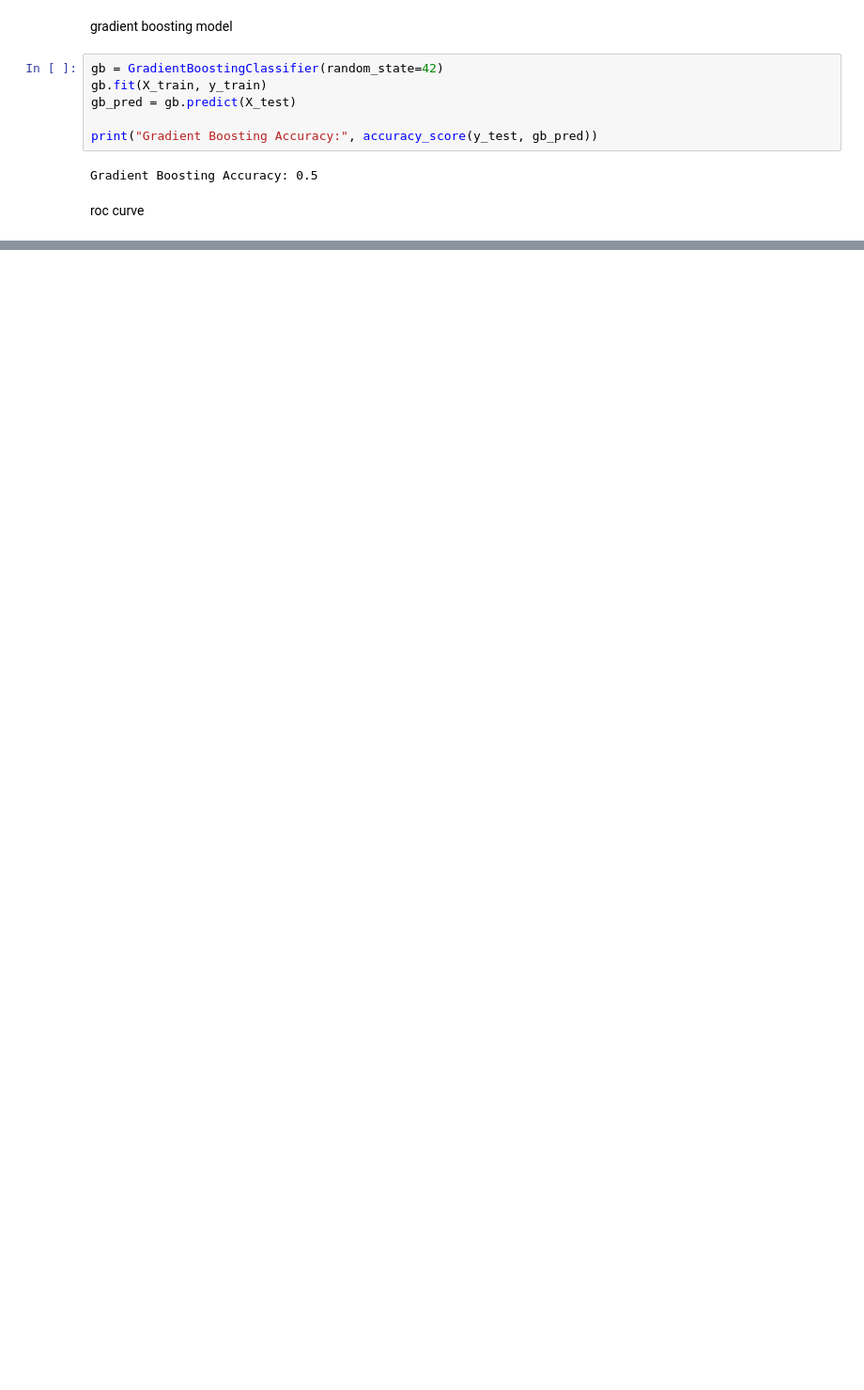
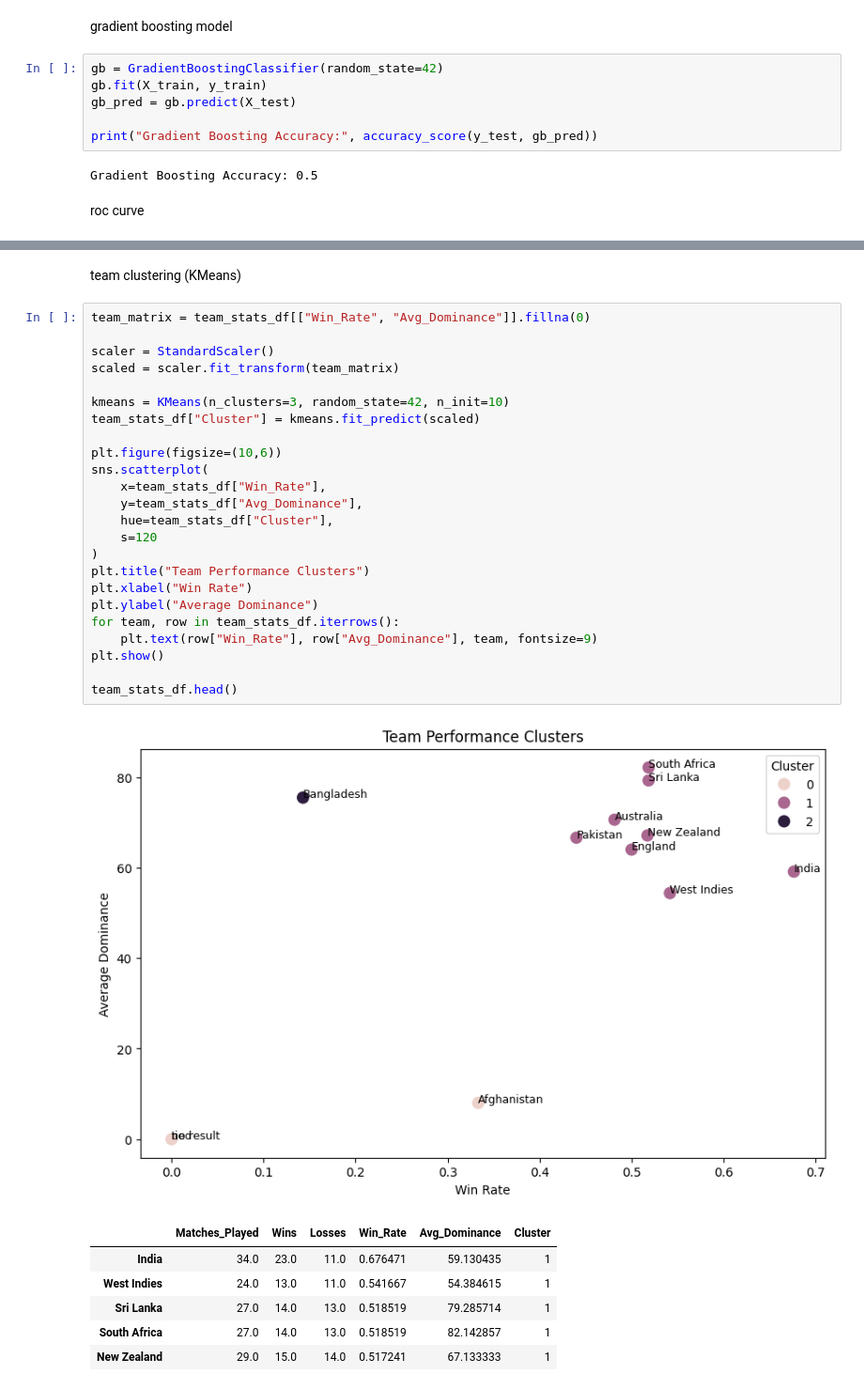
Before and after one commit to sahilkavishka/icc_champions_dataset, a Jupyter notebook: icc_champions.ipynb, the cells around one changed output, grey strips where cells are left out. Shown at 94% size. Drawn from its saved outputs; the diff is of its cells as text; blank space fills up the shorter version.

```diff
--- a/icc_champions.ipynb
+++ b/icc_champions.ipynb
@@ -366,0 +385,34 @@ plt.show()
+# %% [markdown]
+team clustering (KMeans)
+# %%
+team_matrix = team_stats_df[["Win_Rate", "Avg_Dominance"]].fillna(0)
+
+scaler = StandardScaler()
+scaled = scaler.fit_transform(team_matrix)
+
+kmeans = KMeans(n_clusters=3, random_state=42, n_init=10)
+team_stats_df["Cluster"] = kmeans.fit_predict(scaled)
+
+plt.figure(figsize=(10,6))
+sns.scatterplot(
+    x=team_stats_df["Win_Rate"],
+    y=team_stats_df["Avg_Dominance"],
+    hue=team_stats_df["Cluster"],
+    s=120
+)
+plt.title("Team Performance Clusters")
+plt.xlabel("Win Rate")
+plt.ylabel("Average Dominance")
+for team, row in team_stats_df.iterrows():
+    plt.text(row["Win_Rate"], row["Avg_Dominance"], team, fontsize=9)
+plt.show()
+
+team_stats_df.head()
+# %% [output]
+[figure, added]
+|  | Matches_Played | Wins | Losses | Win_Rate | Avg_Dominance | Cluster |
+| India | 34.0 | 23.0 | 11.0 | 0.676471 | 59.130435 | 1 |
+| West Indies | 24.0 | 13.0 | 11.0 | 0.541667 | 54.384615 | 1 |
+| Sri Lanka | 27.0 | 14.0 | 13.0 | 0.518519 | 79.285714 | 1 |
+| South Africa | 27.0 | 14.0 | 13.0 | 0.518519 | 82.142857 | 1 |
+| New Zealand | 29.0 | 15.0 | 14.0 | 0.517241 | 67.133333 | 1 |
```
Also changed, not shown: parts of 3 cells of this notebook.
